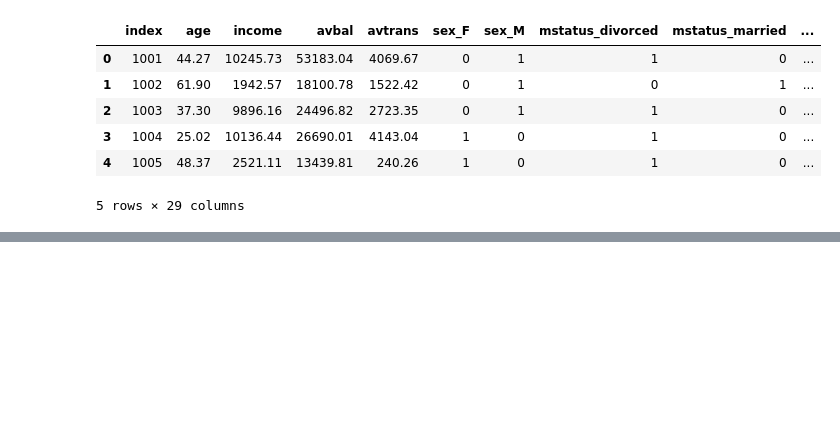
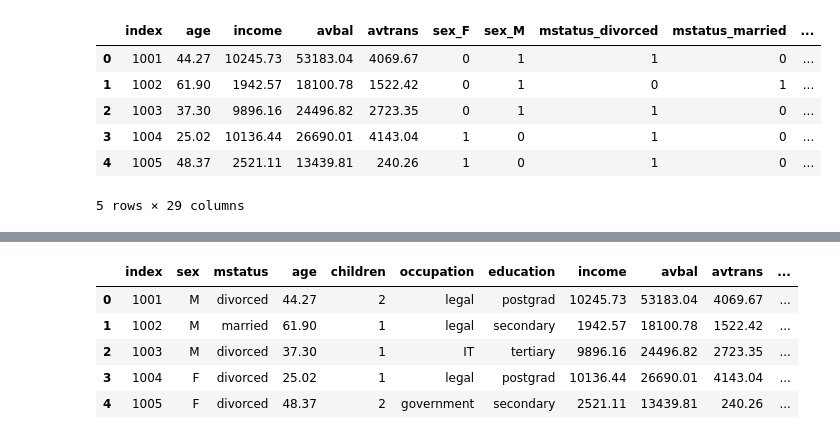
Before and after one commit to ace-racer/KE5108_Hybrid_Intelligent_Systems, a Jupyter notebook: KE 5108 -CA1-Part 2/Generate_Test_Predictions.ipynb, the cells around one changed output, grey strips where cells are left out. Drawn from its saved outputs; the diff is of its cells as text; code cells hidden in the pictures; blank space fills up the shorter version.

Commit message:
Add code to generate test predictions

```diff
--- a/KE 5108 -CA1-Part 2/Generate_Test_Predictions.ipynb
+++ b/KE 5108 -CA1-Part 2/Generate_Test_Predictions.ipynb
@@ -16,6 +16,7 @@ from keras.models import load_model
 model = load_model('models/'+model_to_use)
 # %%
 df = pd.read_csv("original_data/custdatabase.csv")
+df_copy = pd.read_csv("original_data/custdatabase.csv")
 print('Test dataset shape {0}, {1}'.format(df.shape[0], df.shape[1]))
 # %% [output]
 Test dataset shape 4000, 10
@@ -83,0 +87,11 @@ df.head()
+# %%
+train_df = pd.read_csv("working_data/trial_promo_training_original.csv")
+features_to_scale = ["age", "income", "avbal", "avtrans"]
+min_max_scaler = preprocessing.MinMaxScaler()
+
+# fit on the train data
+train_df[features_to_scale] = min_max_scaler.fit(train_df[features_to_scale])
+
+# transform the test data
+df[features_to_scale] = min_max_scaler.transform(df[features_to_scale])
+df.head()
@@ -83,0 +106,4 @@ df.head()
+# %%
+customer_ids = df["index"]
+df = df.drop("index", axis=1)
+df.head()
@@ -83,0 +120,7 @@ df.head()
+# %%
+model_predictions = model.predict(df)
+print("Num predictions: {0}".format(len(model_predictions)))
+model_predictions = np.argmax(model_predictions, axis=1)
+df_copy["status"] = model_predictions
+df_copy["status"] = df_copy["status"].astype(int)
+df_copy["status"].head()
@@ -83,0 +135,10 @@ df.head()
+# %%
+df_copy["status"] = df_copy["status"].replace(0, "A").replace(1, "B").replace(2, "None")
+df_copy.head()
+# %% [output]
+|  | index | sex | mstatus | age | children | occupation | education | income | avbal | avtrans | ... |
+| 0 | 1001 | M | divorced | 44.27 | 2 | legal | postgrad | 10245.73 | 53183.04 | 4069.67 | ... |
+| 1 | 1002 | M | married | 61.90 | 1 | legal | secondary | 1942.57 | 18100.78 | 1522.42 | ... |
+| 2 | 1003 | M | divorced | 37.30 | 1 | IT | tertiary | 9896.16 | 24496.82 | 2723.35 | ... |
+| 3 | 1004 | F | divorced | 25.02 | 1 | legal | postgrad | 10136.44 | 26690.01 | 4143.04 | ... |
+| 4 | 1005 | F | divorced | 48.37 | 2 | government | secondary | 2521.11 | 13439.81 | 240.26 | ... |
```
Also changed, not shown: parts of 6 cells of this notebook, 2 other files.
